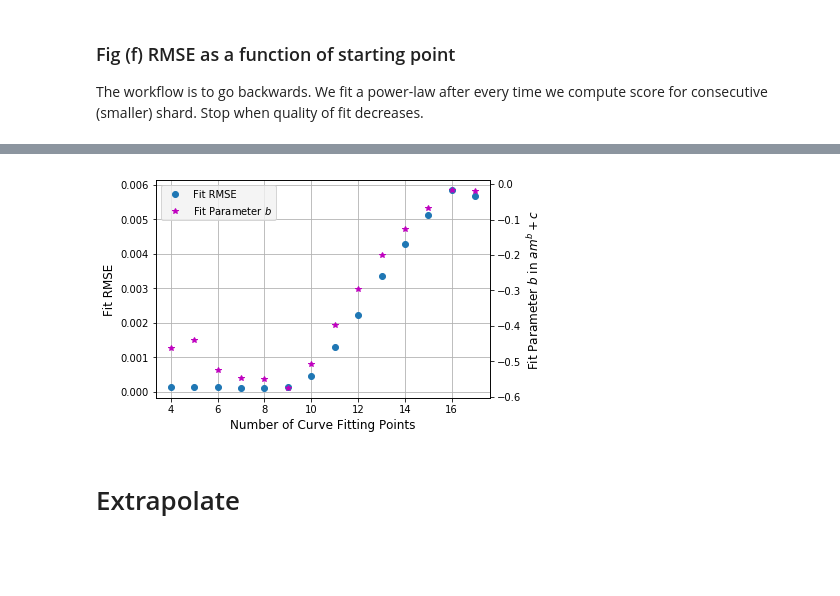
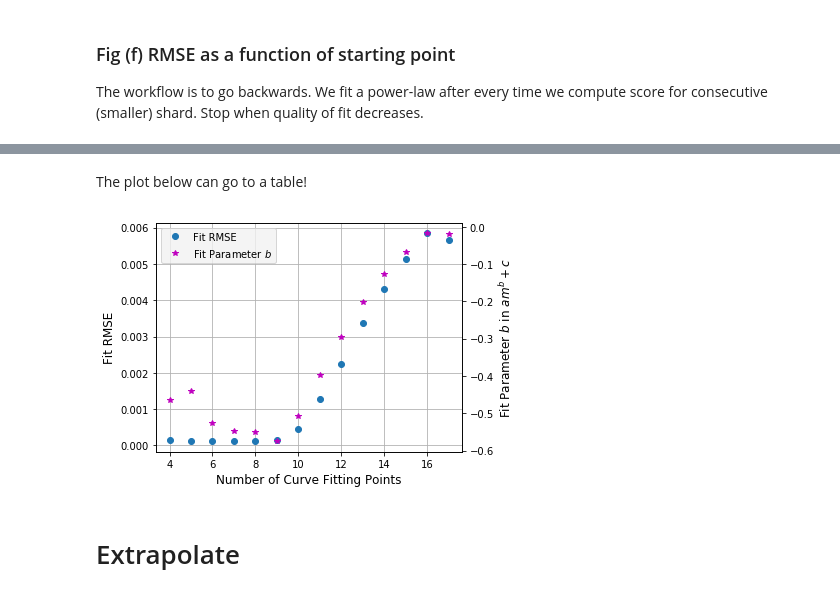
Before and after one commit to adpartin/LearningCurves, a Jupyter notebook: notebooks/ppr_03_rslt_fig1.ipynb, the cells around one changed output, grey strips where cells are left out. Drawn from its saved outputs; the diff is of its cells as text; code cells hidden in the pictures; blank space fills up the shorter version.

```diff
--- a/notebooks/ppr_03_rslt_fig1.ipynb
+++ b/notebooks/ppr_03_rslt_fig1.ipynb
@@ -54,4 +51,8 @@ src = 'gdsc'
 # %%
+src = 'gdsc'
+# src = 'ctrp'
+# src = 'top21'
+
 # Runs dir
 # CCLE - very small difference when usgin default and LS-best HPs to generate LC
 # base_dir = Path('/vol/ml/apartin/projects/LearningCurves/trn.ccle/split_on_none/multi_seed_no-HPO')
@@ -74,6 +75,11 @@ elif src=='ctrp':
     # base_dir = Path('/vol/ml/apartin/projects/LearningCurves/trn.ctrp/split_on_cell/multi_seed_rf_100_trees_no_hpo')
     # base_dir = Path('/vol/ml/apartin/projects/LearningCurves/trn.ctrp/split_on_cell/multi_seed_rf_1000_trees_no_hpo') # not ready
 
+elif src=='top21':
+    # base_dir = Path('/vol/ml/apartin/projects/LearningCurves/trn.top21/split_on_cell/multi_seed_lgbm_100_trees')
+    base_dir = Path('/vol/ml/apartin/projects/LearningCurves/trn.top21/split_on_cell/multi_seed_rf_100_trees')
+
+
 # Get all run dirs
 runs = glob(str(base_dir/'*'))
 # %% [markdown]
@@ -255,7 +247,8 @@ min_pnts = 4
 max_pnts = tot_pnts
 
 p_arr = []
-rmse_arr = []
+# rmse_arr = []
+gof_arr = []
 prm_arr = []
 ax = None
 for n_pnts in range(min_pnts, max_pnts+1):
@@ -263,18 +256,17 @@ for n_pnts in range(min_pnts, max_pnts+1):
     # n_points = tot_points - shard_min_idx
     shard_min_idx = tot_pnts - n_pnts
 
-    ax, prm, rmse = lrn_crv_plot.plot_lrn_crv_power_law(
+    ax, prm, gof = lrn_crv_plot.plot_lrn_crv_power_law(
             x=scores_te['tr_size'][shard_min_idx:], y=scores_te['median'][shard_min_idx:],
             **plot_args, ax=ax, plot_raw=False, label=str(n_pnts) );
 
     prm_arr.append(prm)
-    rmse_arr.append(rmse)
-    # p_arr.append(tot_points - shard_min_idx)
+    gof_arr.append(gof)
     p_arr.append(n_pnts)
 
 # ax.legend(frameon=True, fontsize=10, loc='best');
 
-idx = np.array(rmse_arr).argmin()
-p_arr[idx]
+# idx = np.array(rmse_arr).argmin()
+# p_arr[idx]
 # %% [output]
 tot_pnts 17
@@ -282 +273,6 @@ tot_pnts 17
 [figure]
+# %%
+prm_df = pd.DataFrame(prm_arr)
+gof_df = pd.DataFrame(gof_arr)
+n_pnts_df = pd.DataFrame({'n_pnts': p_arr})
+dd = pd.concat([n_pnts_df, gof_df, prm_df], axis=1)
@@ -283,32 +297,34 @@ tot_pnts 17
+# %% [markdown]
+The plot below can go to a table!
 # %%
-prm_beta = [prm_arr[i]['beta'] for i in range(len(prm_arr))]
-
-# Start figure
 fig, ax1 = plt.subplots()
 
 # Plot metrics
 alpha = 0.6
 linewidth = 1
 fontsize = 12
-lns1 = ax1.plot(p_arr, rmse_arr, marker='o', ls='', label='Fit RMSE');
+lns1 = ax1.plot(dd.n_pnts, dd.rmse, marker='o', ls='', label='Fit RMSE');
 ax1.set_xlabel('Number of Curve Fitting Points', fontsize=fontsize)
 ax1.set_ylabel('Fit RMSE', fontsize=fontsize)
 ax1.tick_params('y', colors='k')
 
 ax2 = ax1.twinx()
-lns2 = ax2.plot(p_arr, prm_beta, color='m', marker='*', ls='', label='Fit Parameter $b$')
+lns2 = ax2.plot(dd.n_pnts, dd.beta, color='m', marker='*', ls='', label='Fit Parameter $b$')
 ax2.set_ylabel('Fit Parameter $b$ in $am^{b} + c$', color='k', fontsize=fontsize)
 ax2.tick_params('y', colors='k')
 
 ax1.grid(True)
 
 leg = lns1 + lns2
 labs = [l.get_label() for l in leg]
 legend = ax1.legend(leg, labs, loc=0)
 frame = legend.get_frame()
 frame.set_facecolor('0.95')
+plt.tight_layout()
+
+plt.savefig(save_fig_path/f'{src}_rmse_prm_b_num_points.png')
 # %% [output]
-[figure, old version]
+[figure, new version]
 # %% [markdown]
 # Extrapolate
 # %%
```
Also changed, not shown: parts of 15 cells of this notebook, 18 other files.
